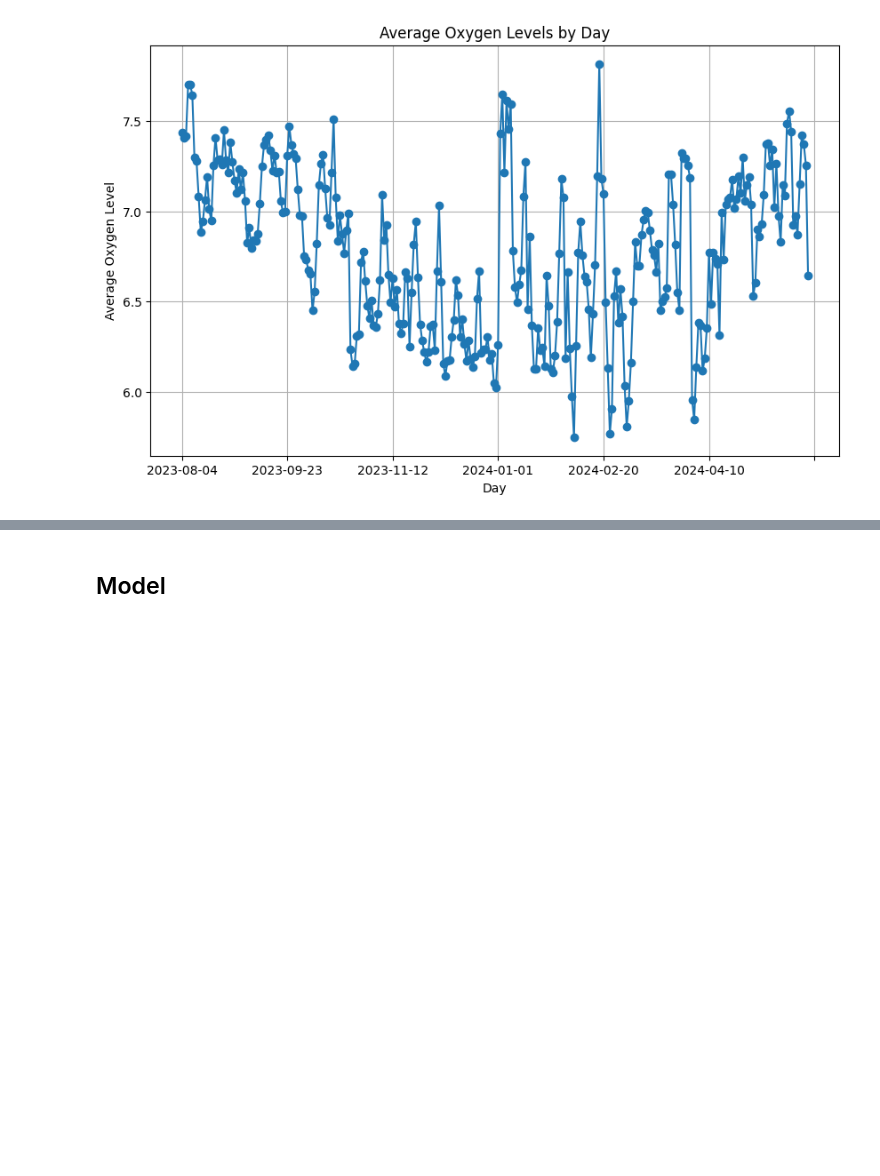
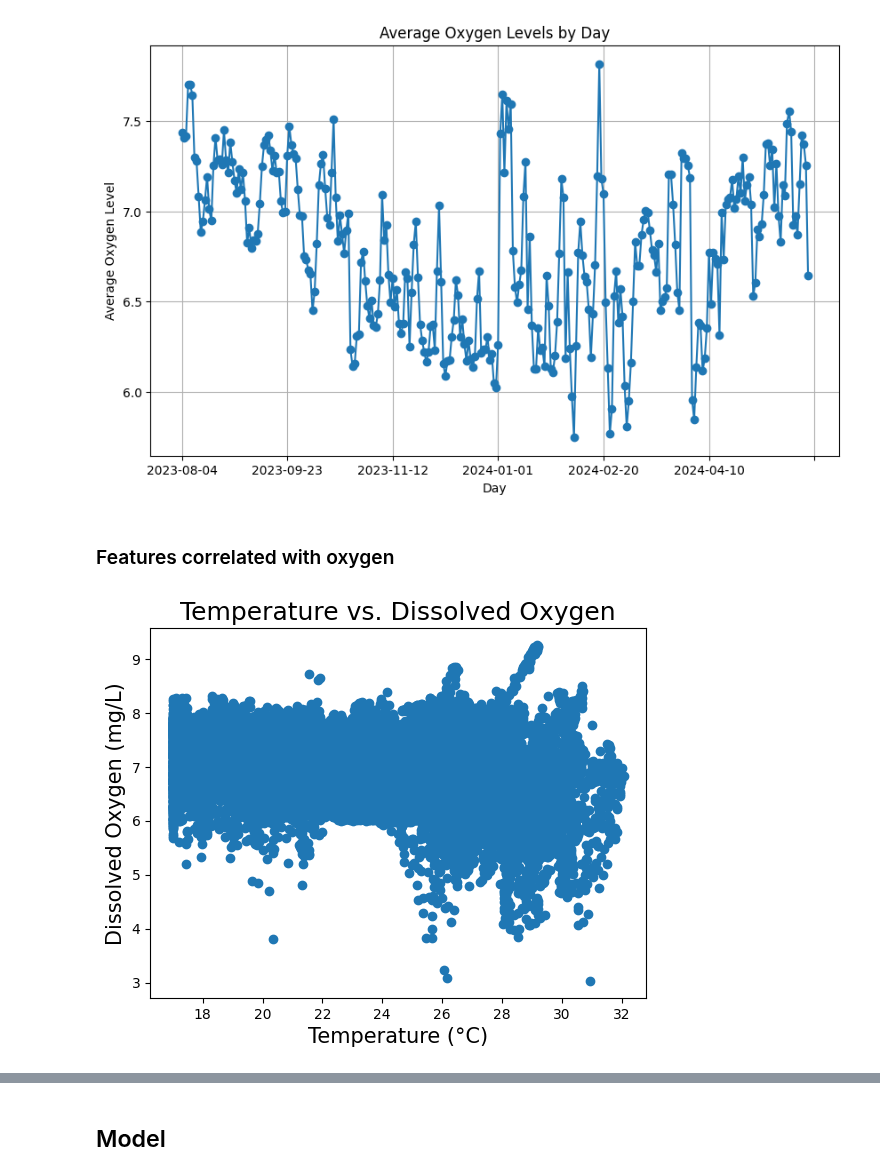
Before and after one commit to Deppi15/INFO381, a Jupyter notebook: notebooks/notebook.ipynb, the cells around one changed output, grey strips where cells are left out. Cells and saved outputs as stored; diff of their text form; code cells hidden in the pictures; blank space fills up the shorter version.

```diff
--- a/notebooks/notebook.ipynb
+++ b/notebooks/notebook.ipynb
@@ -131,3 +132,14 @@ plt.grid(True)
 plt.show()
 # %% [output]
 [figure]
+# %% [markdown]
+### Features correlated with oxygen
+# %%
+#plot 1: How tamperature affects Dissolved Oxygen
+plt.scatter(df['Temperature'], df['Dissolved Oxygen'])
+plt.xlabel ('Temperature (°C)', size=15)
+plt.ylabel ('Dissolved Oxygen (mg/L)', size=15)
+plt.title ('Temperature vs. Dissolved Oxygen', size=18)
+plt.show()
+# %% [output]
+[figure, added]
```
Also changed, not shown: parts of 7 cells of this notebook.
